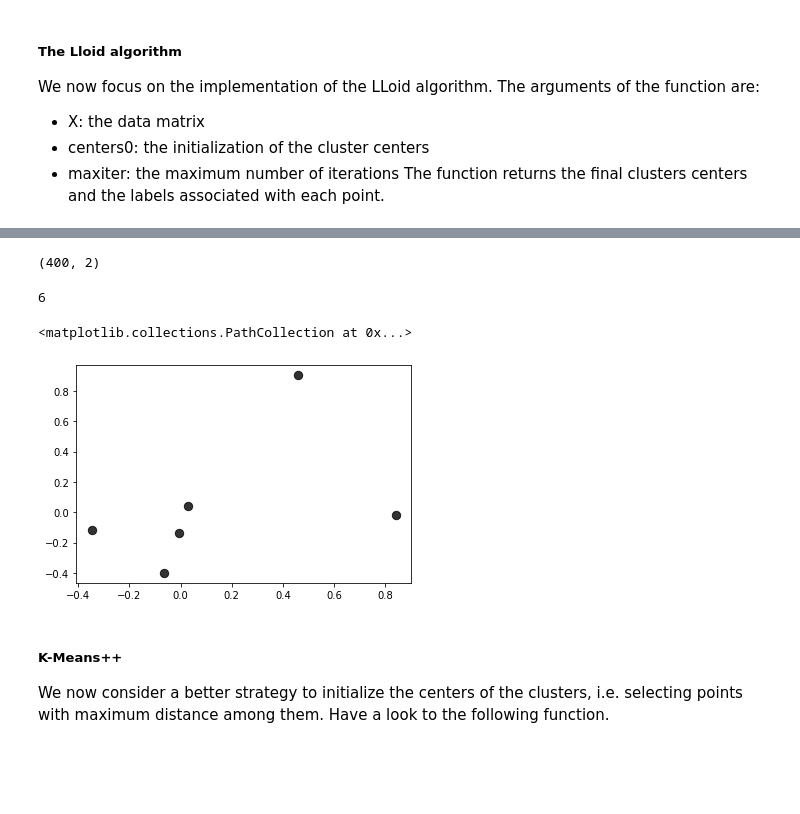
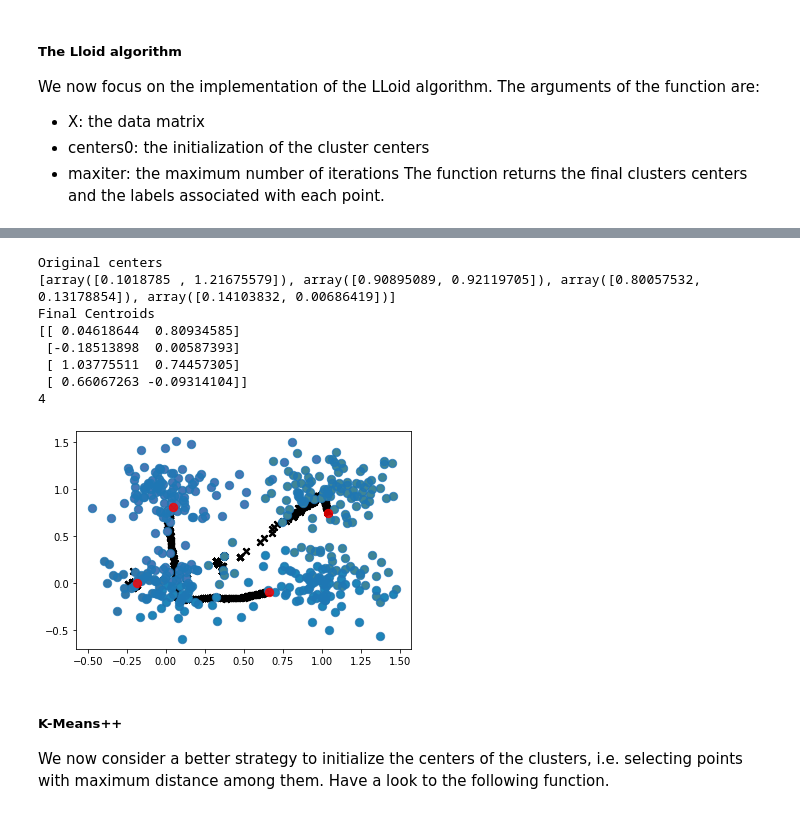
Before and after one commit to mosemb/MachineLearningAssignments, a Jupyter notebook: Lab8_KMeans.ipynb, the cells around one changed output, grey strips where cells are left out. Saved outputs shown, nothing was run; the diff lists cells and outputs as text; code cells hidden in the pictures; blank space fills up the shorter version.

```diff
--- a/Lab8_KMeans.ipynb
+++ b/Lab8_KMeans.ipynb
@@ -108,6 +52,0 @@ array([[ 1.01130572, -0.22389649],
-# %%
-def near_centroid(observation, centroid):
-    distances = [EuclidDistance(observation,point) for point in centroids]
-    nearest_idx = np.argmin(distances)
-    return nearest_idx
-#close_centroid(Xtr[0], centroids)
@@ -161,7 +59,11 @@ def Lloid(X, centers, maxiter):
     rand_center = np.random.choice(n,centers,replace=False) # Gets random numbers for indexes
     centroids = [X[index] for index in rand_center] # Creates a list of initial index points from dataset
 
-    idx_prev = np.zeros((len(centroids),dim)) # 1xn vector storing cluster assignments
+
+    print("Original centers ")
+    print(centroids)
+
+    idx_prev = np.zeros((len(centroids),X.shape[1])) # 1xn vector storing cluster assignments
 
     for i in np.arange(maxiter):
         # Compute Squared Euclidean distance (i.e. the squared distance)
@@ -180,14 +82,27 @@ def Lloid(X, centers, maxiter):
             old_centroids = centroids
             centroids= new_centroids(clusters,X)
 
+
+            # Uncomment this part to view the centroids update graphically. Its usually slow.
+            for i, index in enumerate(clusters):
+                p = X[index].T
+                plt.scatter(*p)
+
+            for i in centroids:
+                plt.scatter(*i, marker="x", color='black', linewidth=2)
+
             # Check if clusters have not changed
             distances = [EuclidDistance(old_centroids[i],centroids[i]) for i in range(len(centroids))]
             if sum (distances) == 0:
                 break
 
+
         Iv = cluster_obs
+        #Iv, centroids
+    print ("Final Centroids")
+    print (centroids)
 
-    return Iv, centroids
+    return centroids, clusters
 
 
 def near_centroid(observation, centroids):
@@ -231,27 +138,39 @@ plt.scatter(X[:,0], X[:,1], s=70, c=Y, alpha=0.8)
-# %%
-np.shape(X)
-# %% [output]
-(400, 2)
 # %%
 # Try with a random initialization of the centers.
 # NOTE: TRY MULTIPLE TIMES!
 import random
 
+
+
 k = np.shape(X)[0] # ... fill here ...   k = np.shape(centers)[0]
 dim = np.shape(X)[1]
 centers0 =  random.randint(2,10)
-print(centers0)
 
 # Call the Lloid function
-Iv, centers = Lloid(X,centers0 , 8)
+centers = Lloid(X,centers0 , 4)
+# Call the Lloid function
+#centers = Lloid(X,centers0 , 5)
+
+Clusters = []
+for i, index in enumerate(centers[1]):
+    p = X[index].T
+    Clusters.append(p)
 
 # Visualize the final clusters and their centroids
-#plt.scatter(X[:,0], X[:,1], s=70, c=Iv, alpha=0.8)
-plt.scatter(centers[:,0], centers[:,1], s=70, c='k', alpha=0.8)
+plt.scatter(X[:,0], X[:,1], s=70, alpha=0.8)
+plt.scatter(centers[0][:,0], centers[0][:,1], s=70, c='r', alpha=0.8)
+
+print (centers0)
 # %% [output]
-6
+Original centers
+[array([0.1018785 , 1.21675579]), array([0.90895089, 0.92119705]), array([0.80057532, 0.13178854]), array([0.14103832, 0.00686419])]
+Final Centroids
+[[ 0.04618644  0.80934585]
+ [-0.18513898  0.00587393]
+ [ 1.03775511  0.74457305]
+ [ 0.66067263 -0.09314104]]
+4
-<matplotlib.collections.PathCollection at 0x...>
-[figure, old version]
+[figure, new version]
 # %% [markdown]
 ##### K-Means++
 
```
Also changed, not shown: parts of 22 cells of this notebook, 1 other file.
